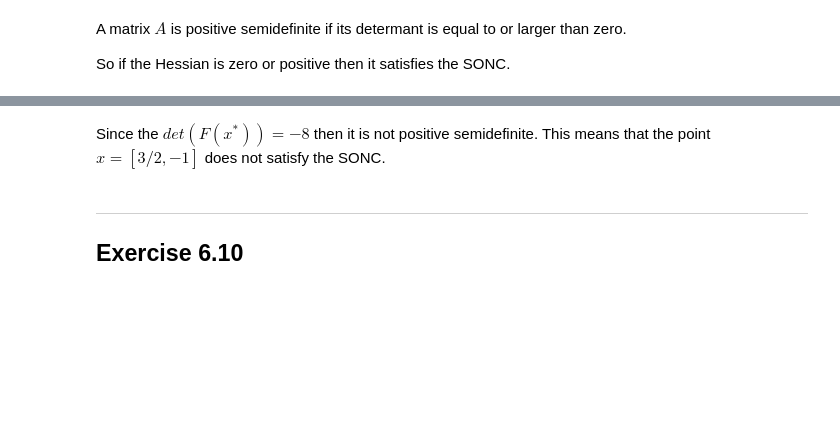
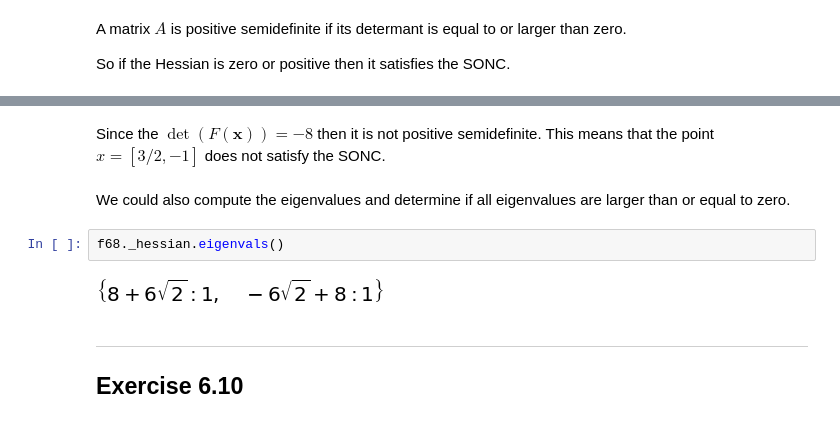
Before and after one commit to sheikhomar/opan, a Jupyter notebook: hw04.ipynb, the cells around one changed output, grey strips where cells are left out. Saved outputs shown, nothing was run; the diff lists cells and outputs as text; blank space fills up the shorter version.

```diff
--- a/hw04.ipynb
+++ b/hw04.ipynb
@@ -224,7 +260,13 @@ f68.hessian().det()
 # %% [output]
 [figure]
 # %% [markdown]
-Since the $det(F(x^{*})) = -8$ then it is not positive semidefinite. This means that the point $x=[3/2, -1]$ does not satisfy the SONC.
+Since the $\det(F(\mathbf{x})) = -8$ then it is not positive semidefinite. This means that the point $x=[3/2, -1]$ does not satisfy the SONC.
+# %% [markdown]
+We could also compute the eigenvalues and determine if all eigenvalues are larger than or equal to zero.
+# %%
+f68._hessian.eigenvals()
+# %% [output]
+[figure, added]
 # %% [markdown]
 ---
 ## Exercise 6.10
```
Also changed, not shown: parts of 36 cells of this notebook, 8 other files.
